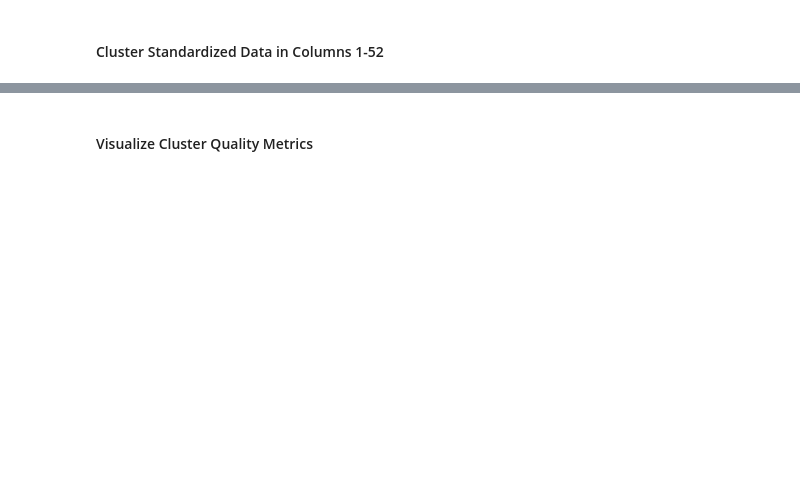
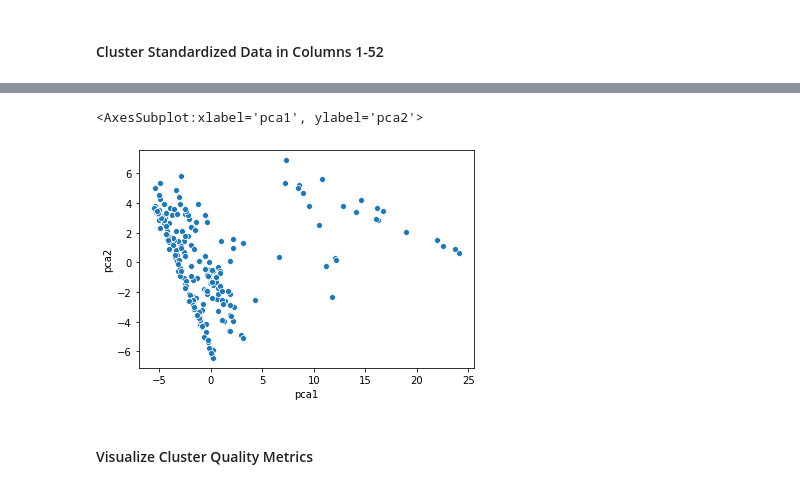
Before and after one commit to ryanquinnnelson/CMU-02718-HW1, a Jupyter notebook: CM_HW1_ryann.ipynb, the cells around one changed output, grey strips where cells are left out. Cells and saved outputs as stored; diff of their text form; code cells hidden in the pictures; blank space fills up the shorter version.

```diff
--- a/CM_HW1_ryann.ipynb
+++ b/CM_HW1_ryann.ipynb
@@ -10,7 +13,7 @@ from sklearn.cluster import KMeans
 # %% [markdown]
 #### Read Data
 # %%
-PATH_TO_Q1_DATA = 'data/.csv'
+PATH_TO_Q1_DATA = 'data/HW1_Q1_Data.csv'
 df = pd.read_csv(PATH_TO_Q1_DATA)
 # %%
 df.head()
@@ -40,3 +43,7 @@ df.head(1)
 |  | S IgG1 | RBD IgG1 | N IgG1 | S IgG2 | RBD IgG2 | N IgG2 | S IgG3 | RBD IgG3 | N IgG3 | S IgG4 | ... | ... |
 | 0 | 15518.25 | 11686.5 | 17408.0 | 2595.0 | 2977.5 | 4418.75 | 7988.75 | 10112.75 | 13740.75 | 2890.5 | ... | ... |
 1 rows × 113 columns
+# %%
+# get numeric columns
+df_zscore = df.iloc[:,61:]
+df_zscore.head()
@@ -58,0 +103,7 @@ ValueError: could not convert string to float: 'Male'
+# %%
+# dimensionality reduction and visualization
+## how to connect true labels to this??
+
+pca = PCA(n_components=2).fit_transform(df_zscore)
+df_plot = pd.DataFrame(pca, columns=['pca1','pca2'])
+df_plot.head()
@@ -59,3 +117,8 @@ ValueError: could not convert string to float: 'Male'
+# %%
+sns.scatterplot(x='pca1', y='pca2', data=df_plot, legend='full')
+# %% [output]
+<AxesSubplot:xlabel='pca1', ylabel='pca2'>
+[figure, added]
 # %% [markdown]
 #### Visualize Cluster Quality Metrics
 # %%
```
Also changed, not shown: parts of 8 cells of this notebook, 1 other file.
